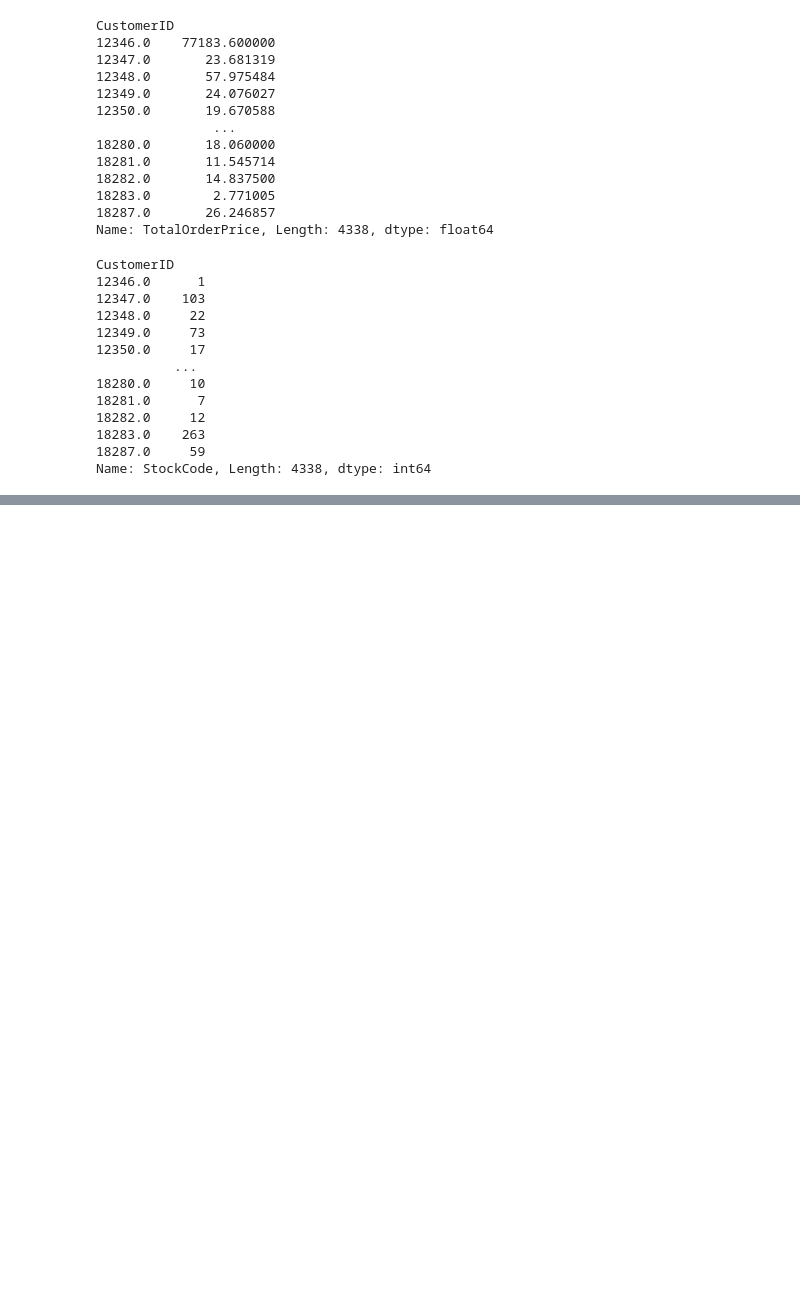
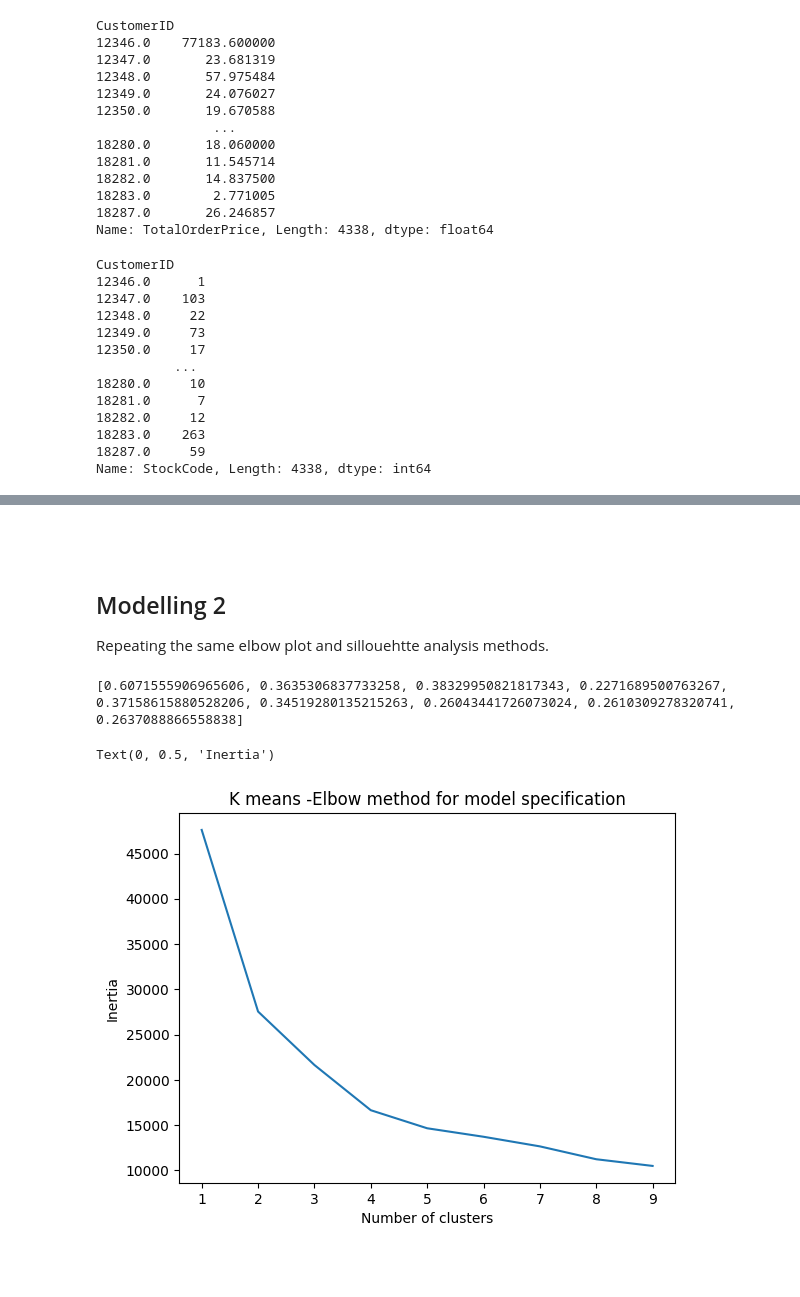
Before and after one commit to mikaamit24-art/dp_project, a Jupyter notebook: DP_Project .ipynb, the cells around one changed output, grey strips where cells are left out. Cells and saved outputs as stored; diff of their text form; code cells hidden in the pictures; blank space fills up the shorter version.

```diff
--- a/DP_Project .ipynb
+++ b/DP_Project .ipynb
@@ -432,0 +636,6 @@ cluster_metrics
+# %%
+for col in ["MonetaryValue", "EWMASpend", "SpendMomentum", "Frequency"]:
+    upper = df_reduced[col].quantile(0.95)
+    df_reduced = df_reduced[df_reduced[col] <= upper]
+
+df_reduced.head()
@@ -432,0 +668,10 @@ cluster_metrics
+# %%
+
+from sklearn.preprocessing import RobustScaler
+
+scaler = RobustScaler()
+cutoff_data = scaler.fit_transform(df_reduced)
+
+df_cutoff_scaled = pd.DataFrame(cutoff_data, columns=df_reduced.columns, index=df_reduced.index)
+
+df_cutoff_scaled.head()
@@ -432,0 +686,38 @@ cluster_metrics
+# %% [markdown]
+&nbsp;
+# %% [markdown]
+## Modelling 2
+
+Repeating the same elbow plot and sillouehtte analysis methods.
+# %%
+silhouette_scores = []
+K_range = range(2, 11)
+
+for k in K_range:
+    kmeans = KMeans(n_clusters=k, random_state=42)
+    labels = kmeans.fit_predict(df_cutoff_scaled)
+
+    score = silhouette_score(df_cutoff_scaled, labels)
+    silhouette_scores.append(score)
+
+print(silhouette_scores)
+# %% [output]
+[0.6071555906965606, 0.3635306837733258, 0.38329950821817343, 0.2271689500763267, 0.37158615880528206, 0.34519280135215263, 0.26043441726073024, 0.2610309278320741, 0.2637088866558838]
+# %%
+costs = []
+k_values = range(1, 10)
+
+for k in k_values:
+    kmeans = KMeans(n_clusters=k, random_state=0, n_init="auto")
+    kmeans.fit(df_cutoff_scaled)
+    costs.append(kmeans.inertia_)
+
+plt.plot(k_values, costs)
+plt.title("K means -Elbow method for model specification")
+plt.xlabel("Number of clusters")
+plt.ylabel("Inertia")
+# %% [output]
+Text(0, 0.5, 'Inertia')
+[figure, added]
+# %% [markdown]
+&nbsp;
```
Also changed, not shown: parts of 102 cells of this notebook.
